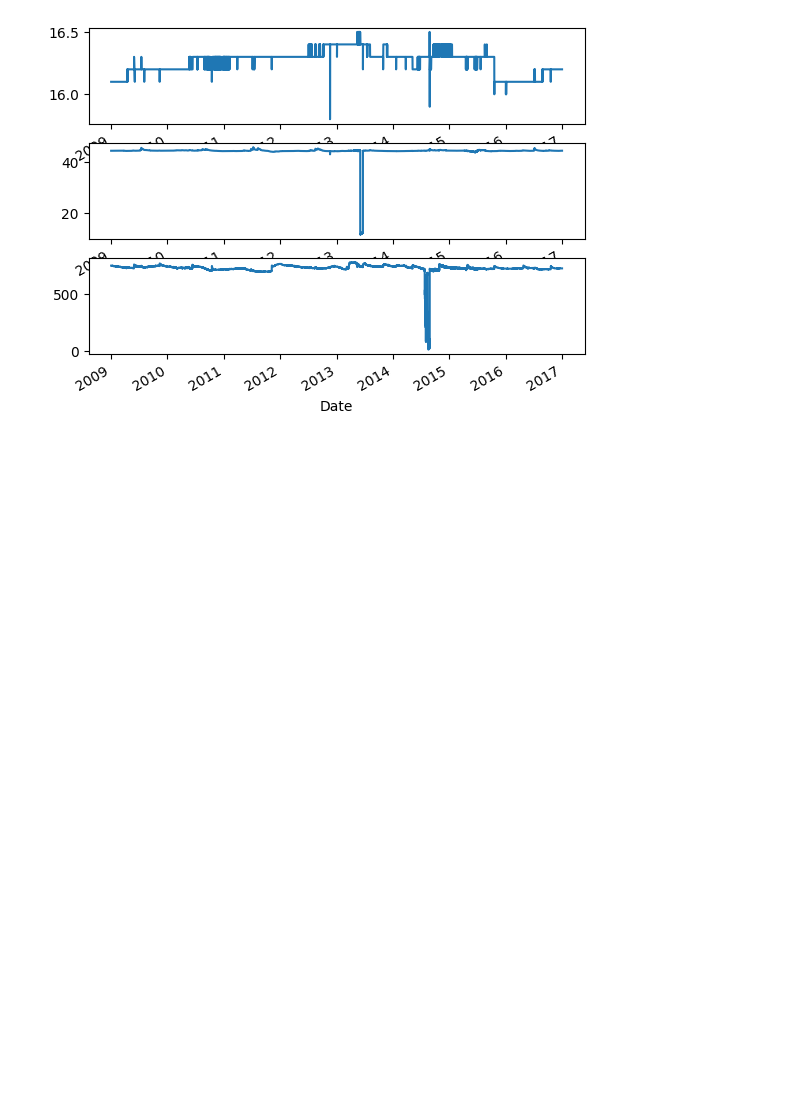
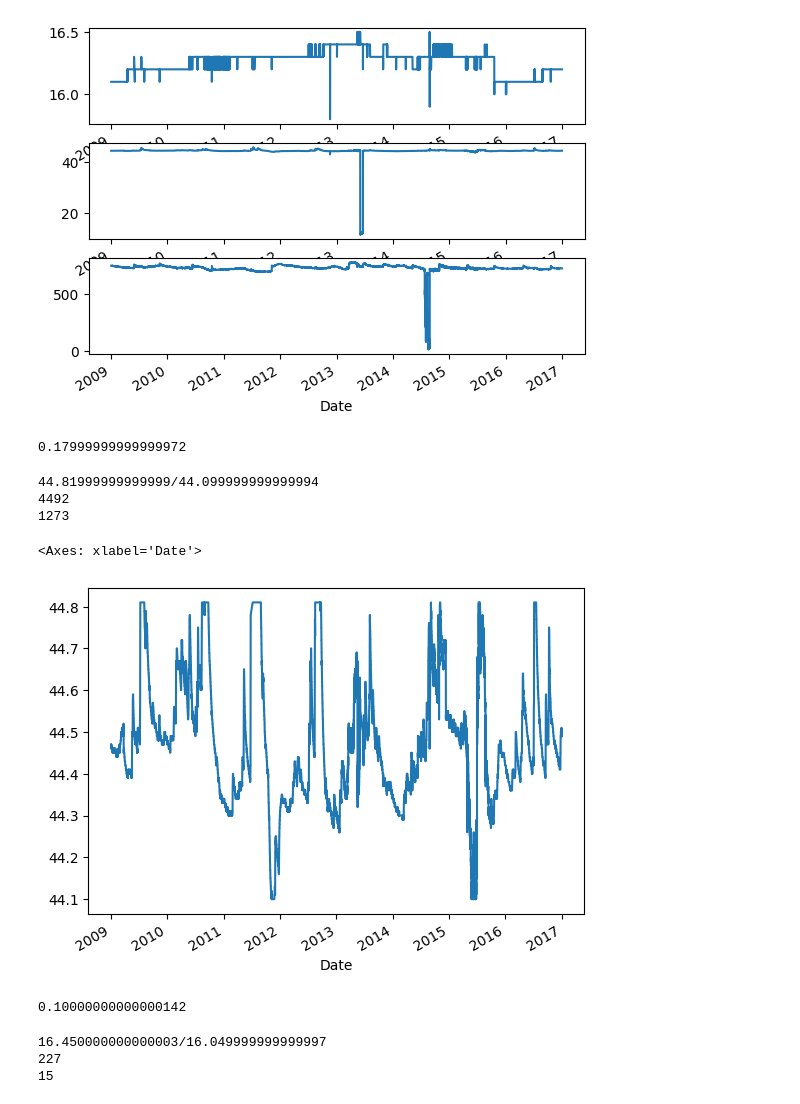
Before and after one commit to chopperkim/BasicPython, a Jupyter notebook: chapter08/water.ipynb, the cells around one changed output. Cells and saved outputs as stored; diff of their text form; code cells hidden in the pictures; blank space fills up the shorter version.

```diff
--- a/chapter08/water.ipynb
+++ b/chapter08/water.ipynb
@@ -163,3 +163,45 @@ df2['EC'].plot()
 plt.show()
 # %% [output]
 [figure]
+# %%
+q3_level = df2['level'].quantile(q=0.75)
+q1_level = df2['level'].quantile(q=0.25)
+iqr_level = q3_level - q1_level
+print(iqr_level)
+# %% [output]
+0.17999999999999972
+# %%
+upper_level = q3_level + 1.5 * iqr_level # 최대값
+lower_level = q1_level - 1.5 * iqr_level # 최소값
+print(f'{upper_level}/{lower_level}')
+print((df2['level'] > upper_level).sum())
+print((df2['level'] < lower_level).sum())
+# %% [output]
+44.81999999999999/44.099999999999994
+4492
+1273
+# %%
+df_iqr_level = df2[(df2['level'] < upper_level) & (df2['level'] > lower_level)]
+df_iqr_level['level'].plot()
+# %% [output]
+<Axes: xlabel='Date'>
+[figure, added]
+# %%
+# 지하수온 IQR 구하기
+q3_temp = df2['temp'].quantile(q=0.75)
+q1_temp = df2['temp'].quantile(q=0.25)
+iqr_temp = q3_temp - q1_temp
+print(iqr_temp)
+# %% [output]
+0.10000000000000142
+# %%
+# 지하수온 상한값, 하한값, 이상치 개수 구하기
+upper_temp = q3_temp + 1.5 * iqr_temp # 최대값
+lower_temp = q1_temp - 1.5 * iqr_temp # 최소값
+print(f'{upper_temp}/{lower_temp}')
+print((df2['temp'] > upper_temp).sum())
+print((df2['temp'] < lower_temp).sum())
+# %% [output]
+16.450000000000003/16.049999999999997
+227
+15
```
Also changed, not shown: parts of 16 cells of this notebook, 2 other files.
